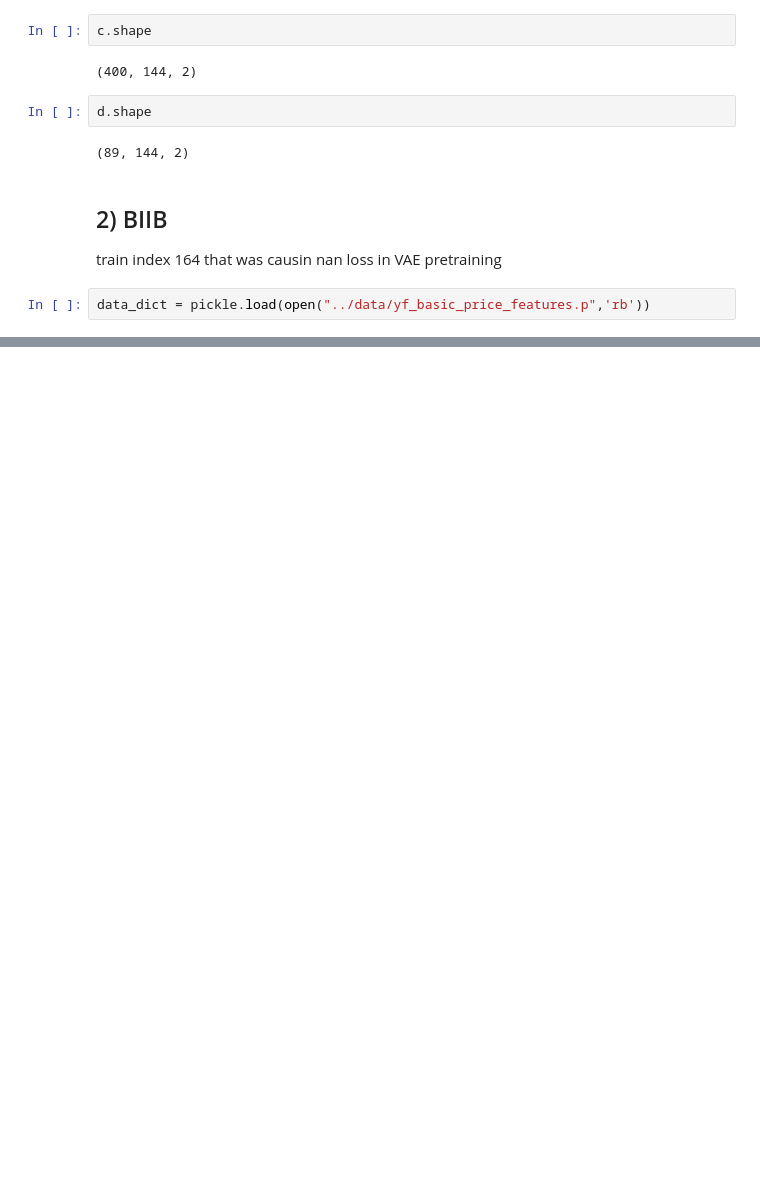
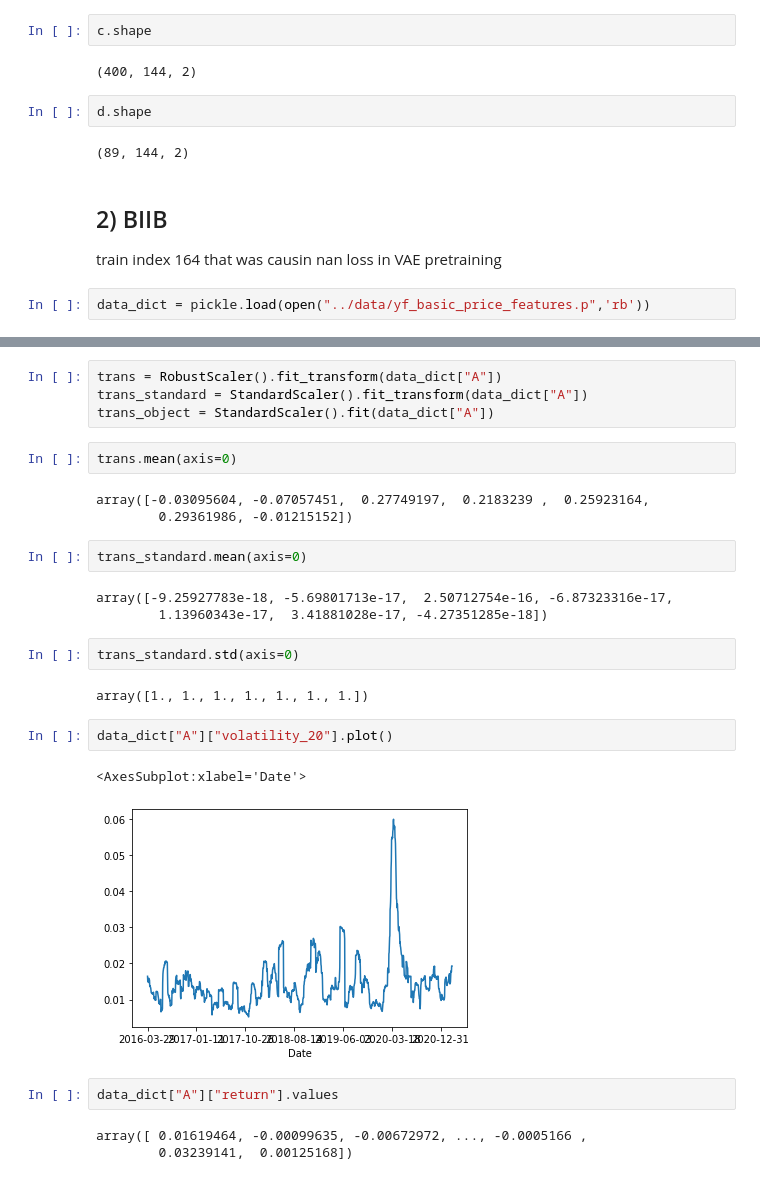
Before and after one commit to metodmove/finTDPSOM, a Jupyter notebook: notebooks/finance_date.ipynb, the cells around one changed output, grey strips where cells are left out. Saved outputs shown, nothing was run; the diff lists cells and outputs as text; blank space fills up the shorter version.

```diff
--- a/notebooks/finance_date.ipynb
+++ b/notebooks/finance_date.ipynb
@@ -145,0 +200,28 @@ data_dict["A"].describe()
+# %%
+trans = RobustScaler().fit_transform(data_dict["A"])
+trans_standard = StandardScaler().fit_transform(data_dict["A"])
+trans_object = StandardScaler().fit(data_dict["A"])
+# %%
+trans.mean(axis=0)
+# %% [output]
+array([-0.03095604, -0.07057451,  0.27749197,  0.2183239 ,  0.25923164,
+        0.29361986, -0.01215152])
+# %%
+trans_standard.mean(axis=0)
+# %% [output]
+array([-9.25927783e-18, -5.69801713e-17,  2.50712754e-16, -6.87323316e-17,
+        1.13960343e-17,  3.41881028e-17, -4.27351285e-18])
+# %%
+trans_standard.std(axis=0)
+# %% [output]
+array([1., 1., 1., 1., 1., 1., 1.])
+# %%
+data_dict["A"]["volatility_20"].plot()
+# %% [output]
+<AxesSubplot:xlabel='Date'>
+[figure, added]
+# %%
+data_dict["A"]["return"].values
+# %% [output]
+array([ 0.01619464, -0.00099635, -0.00672972, ..., -0.0005166 ,
+        0.03239141,  0.00125168])
```
Also changed, not shown: parts of 11 cells of this notebook, 2 other files.
